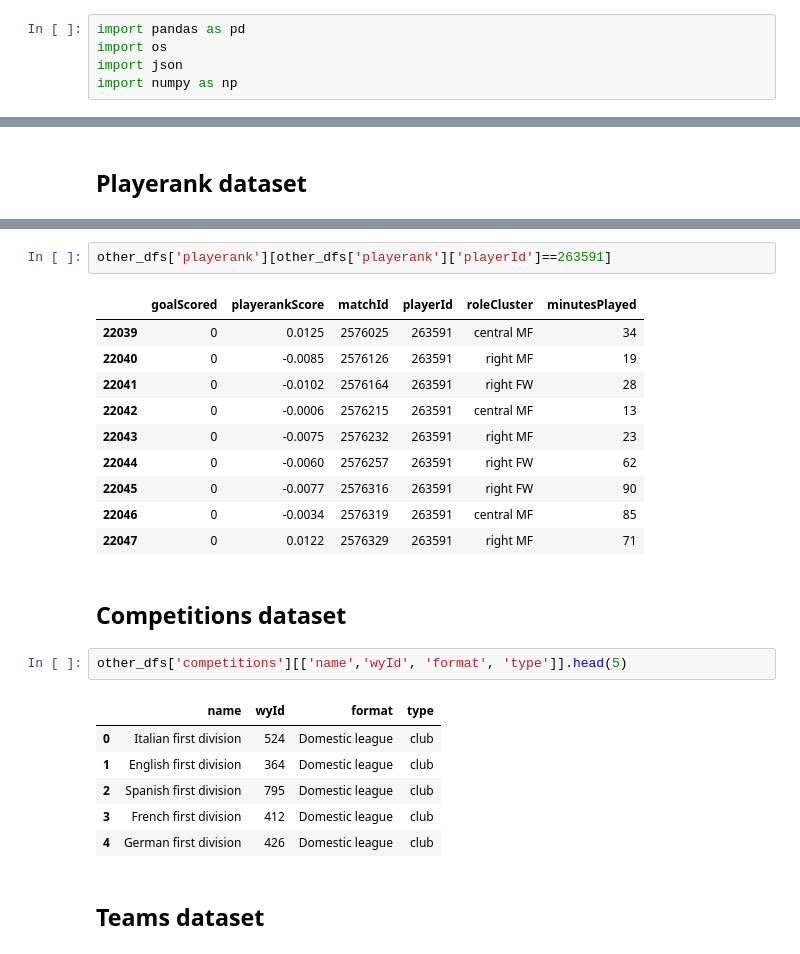
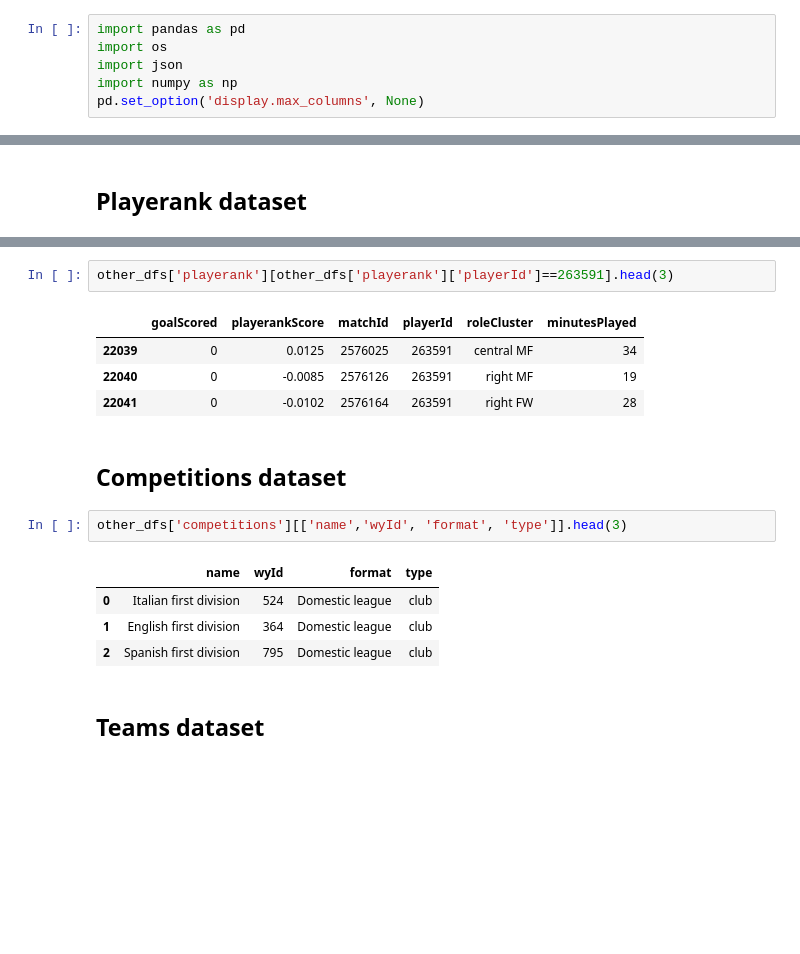
Before and after one commit to jotanavarrete/goalguru, a Jupyter notebook: notebooks/juan/soccer_paper_data_analysys.ipynb, the cells around one changed output, grey strips where cells are left out. Saved outputs shown, nothing was run; the diff lists cells and outputs as text; blank space fills up the shorter version.

```diff
--- a/notebooks/juan/soccer_paper_data_analysys.ipynb
+++ b/notebooks/juan/soccer_paper_data_analysys.ipynb
@@ -3,6 +3,7 @@ import pandas as pd
 import os
 import json
 import numpy as np
+pd.set_option('display.max_columns', None)
 # %% [markdown]
 # Load Data
 # %%
@@ -112,27 +157,19 @@ other_dfs['playerank'].head(5)
 # %%
-other_dfs['playerank'][other_dfs['playerank']['playerId']==263591]
+other_dfs['playerank'][other_dfs['playerank']['playerId']==263591].head(3)
 # %% [output]
 |  | goalScored | playerankScore | matchId | playerId | roleCluster | minutesPlayed |
 | 22039 | 0 | 0.0125 | 2576025 | 263591 | central MF | 34 |
 | 22040 | 0 | -0.0085 | 2576126 | 263591 | right MF | 19 |
 | 22041 | 0 | -0.0102 | 2576164 | 263591 | right FW | 28 |
-| 22042 | 0 | -0.0006 | 2576215 | 263591 | central MF | 13 |
-| 22043 | 0 | -0.0075 | 2576232 | 263591 | right MF | 23 |
-| 22044 | 0 | -0.0060 | 2576257 | 263591 | right FW | 62 |
-| 22045 | 0 | -0.0077 | 2576316 | 263591 | right FW | 90 |
-| 22046 | 0 | -0.0034 | 2576319 | 263591 | central MF | 85 |
-| 22047 | 0 | 0.0122 | 2576329 | 263591 | right MF | 71 |
 # %% [markdown]
 ## Competitions dataset
 # %%
-other_dfs['competitions'][['name','wyId', 'format', 'type']].head(5)
+other_dfs['competitions'][['name','wyId', 'format', 'type']].head(3)
 # %% [output]
 |  | name | wyId | format | type |
 | 0 | Italian first division | 524 | Domestic league | club |
 | 1 | English first division | 364 | Domestic league | club |
 | 2 | Spanish first division | 795 | Domestic league | club |
-| 3 | French first division | 412 | Domestic league | club |
-| 4 | German first division | 426 | Domestic league | club |
 # %% [markdown]
 ## Teams dataset
 # %%
```
Also changed, not shown: parts of 32 cells of this notebook.
